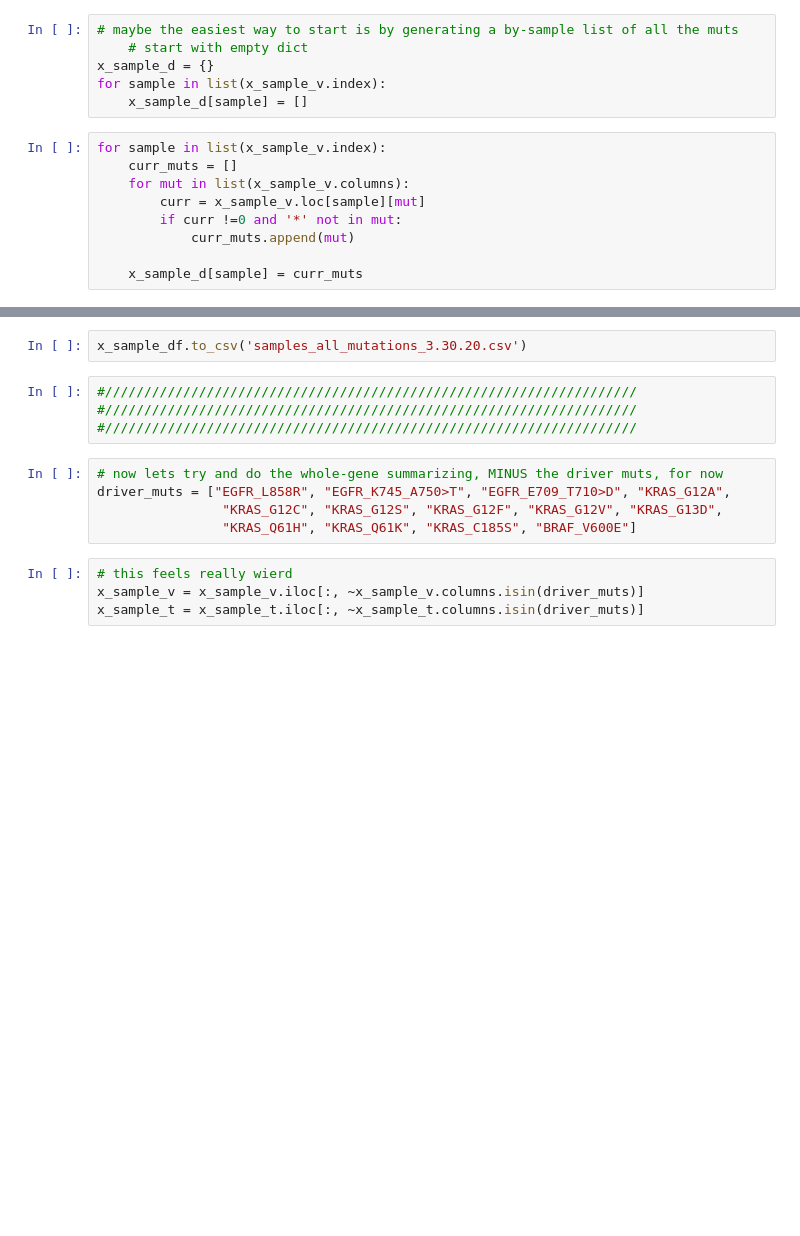
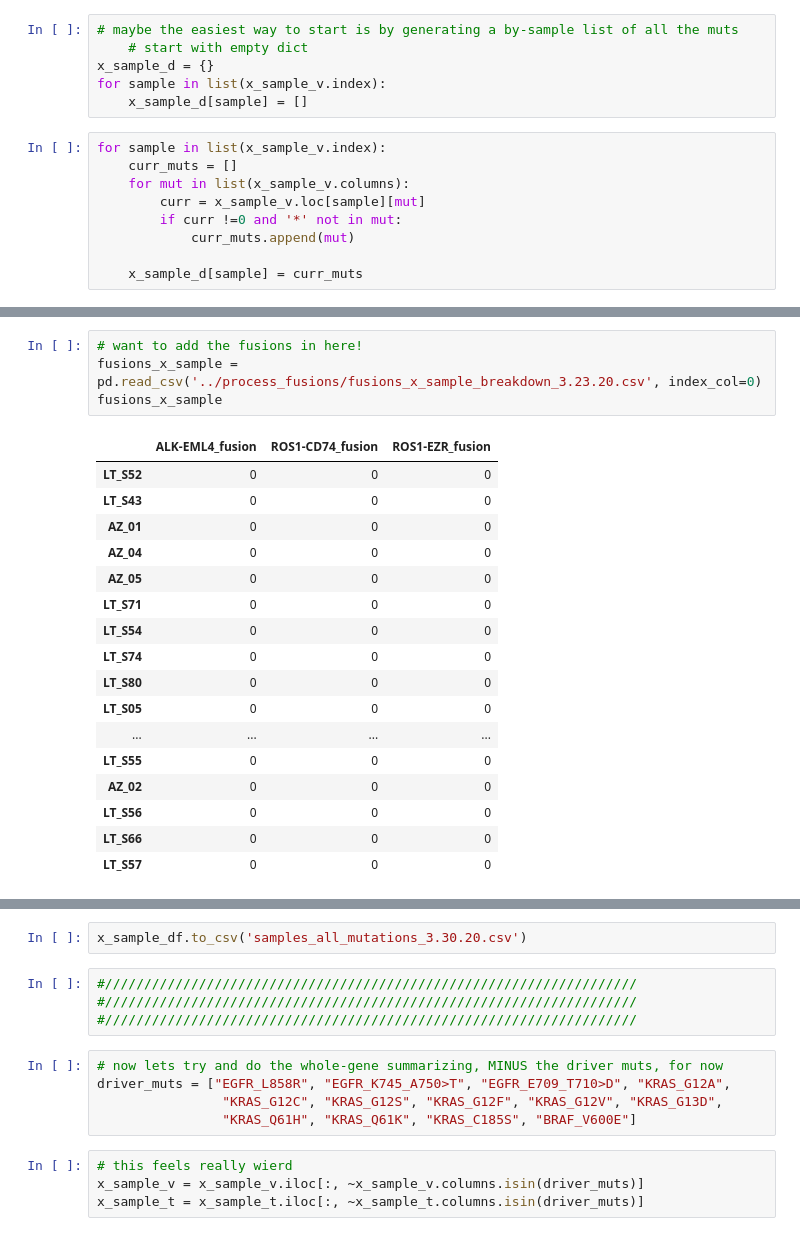
Before and after one commit to lincoln-harris/process_new_cells, a Jupyter notebook: gvcf/breakdown_by_gene.ipynb, the cells around one changed output, grey strips where cells are left out. Drawn from its saved outputs; the diff is of its cells as text; blank space fills up the shorter version.

```diff
--- a/gvcf/breakdown_by_gene.ipynb
+++ b/gvcf/breakdown_by_gene.ipynb
@@ -91,3 +70,25 @@ x_sample_df
 | LT_S65 | [] |
 | LT_S51 | [EGFR_R521K, ALK_K1431T, TPR_P214... |
 | AZ_03 | [EGFR_R521K, TPR_Q2124H, MAP2K1_R... |
+# %%
+# want to add the fusions in here!
+fusions_x_sample = pd.read_csv('../process_fusions/fusions_x_sample_breakdown_3.23.20.csv', index_col=0)
+fusions_x_sample
+# %% [output]
+|  | ALK-EML4_fusion | ROS1-CD74_fusion | ROS1-EZR_fusion |
+| LT_S52 | 0 | 0 | 0 |
+| LT_S43 | 0 | 0 | 0 |
+| AZ_01 | 0 | 0 | 0 |
+| AZ_04 | 0 | 0 | 0 |
+| AZ_05 | 0 | 0 | 0 |
+| LT_S71 | 0 | 0 | 0 |
+| LT_S54 | 0 | 0 | 0 |
+| LT_S74 | 0 | 0 | 0 |
+| LT_S80 | 0 | 0 | 0 |
+| LT_S05 | 0 | 0 | 0 |
+| ... | ... | ... | ... |
+| LT_S55 | 0 | 0 | 0 |
+| AZ_02 | 0 | 0 | 0 |
+| LT_S56 | 0 | 0 | 0 |
+| LT_S66 | 0 | 0 | 0 |
+| LT_S57 | 0 | 0 | 0 |
```
Also changed, not shown: parts of 8 cells of this notebook, 3 other files.
